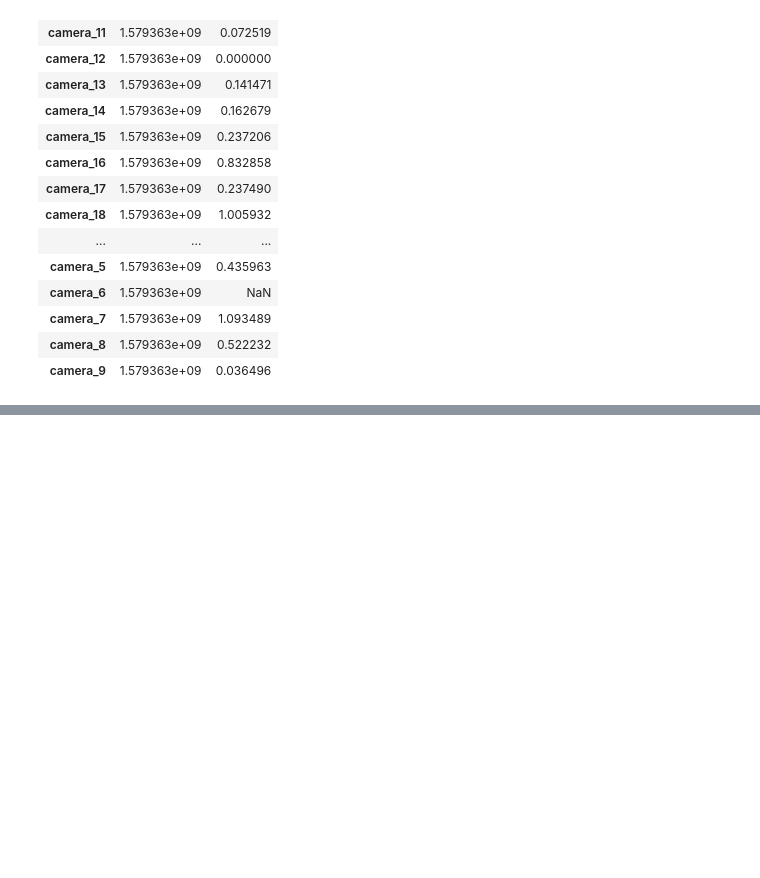
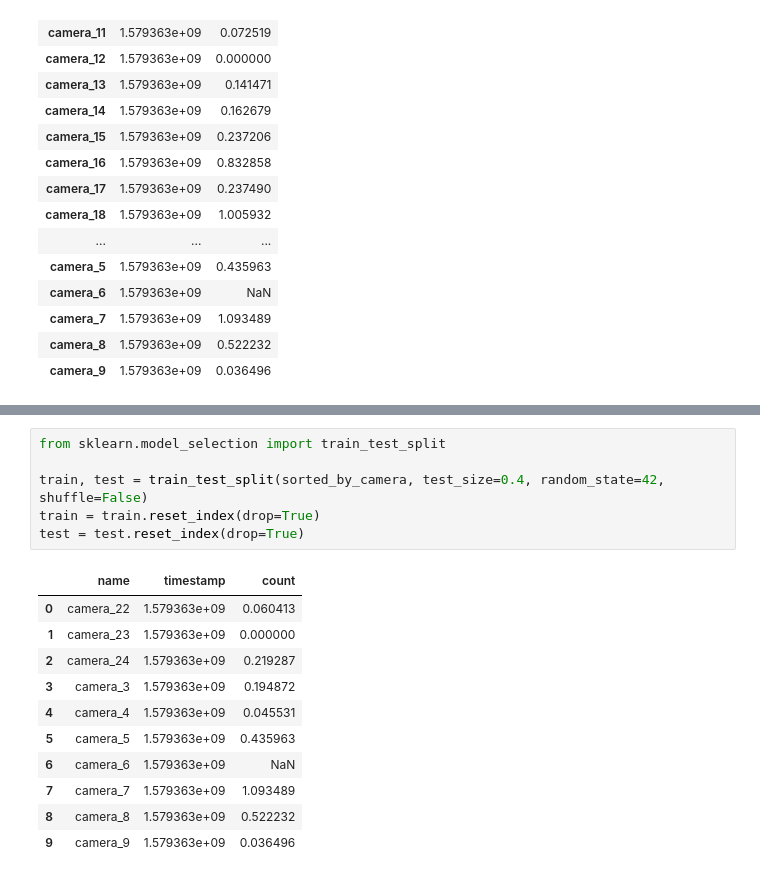
Before and after one commit to glebite/uatu, a Jupyter notebook: src/uatu-analysis.ipynb, the cells around one changed output, grey strips where cells are left out. Cells and saved outputs as stored; diff of their text form; blank space fills up the shorter version.

Commit message:
train/test with train_test_split

```diff
--- a/src/uatu-analysis.ipynb
+++ b/src/uatu-analysis.ipynb
@@ -115,0 +116,18 @@ Text(0.5, 1.0, 'average count vs camera position')
+# %%
+from sklearn.model_selection import train_test_split
+
+train, test = train_test_split(sorted_by_camera, test_size=0.4, random_state=42, shuffle=False)
+train = train.reset_index(drop=True)
+test = test.reset_index(drop=True)
+# %% [output]
+|  | name | timestamp | count |
+| 0 | camera_22 | 1.579363e+09 | 0.060413 |
+| 1 | camera_23 | 1.579363e+09 | 0.000000 |
+| 2 | camera_24 | 1.579363e+09 | 0.219287 |
+| 3 | camera_3 | 1.579363e+09 | 0.194872 |
+| 4 | camera_4 | 1.579363e+09 | 0.045531 |
+| 5 | camera_5 | 1.579363e+09 | 0.435963 |
+| 6 | camera_6 | 1.579363e+09 | NaN |
+| 7 | camera_7 | 1.579363e+09 | 1.093489 |
+| 8 | camera_8 | 1.579363e+09 | 0.522232 |
+| 9 | camera_9 | 1.579363e+09 | 0.036496 |
```
Also changed, not shown: parts of 1 cell of this notebook.
